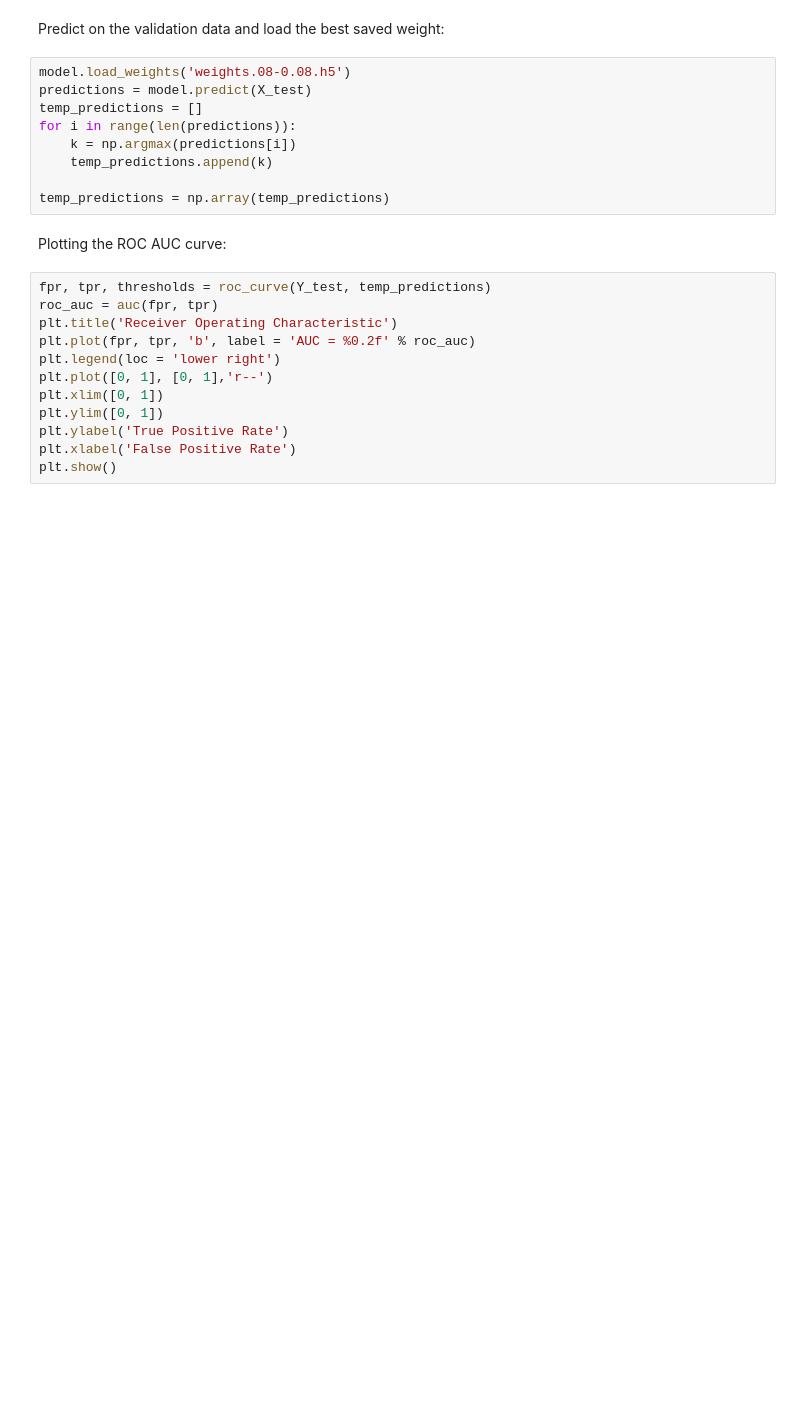
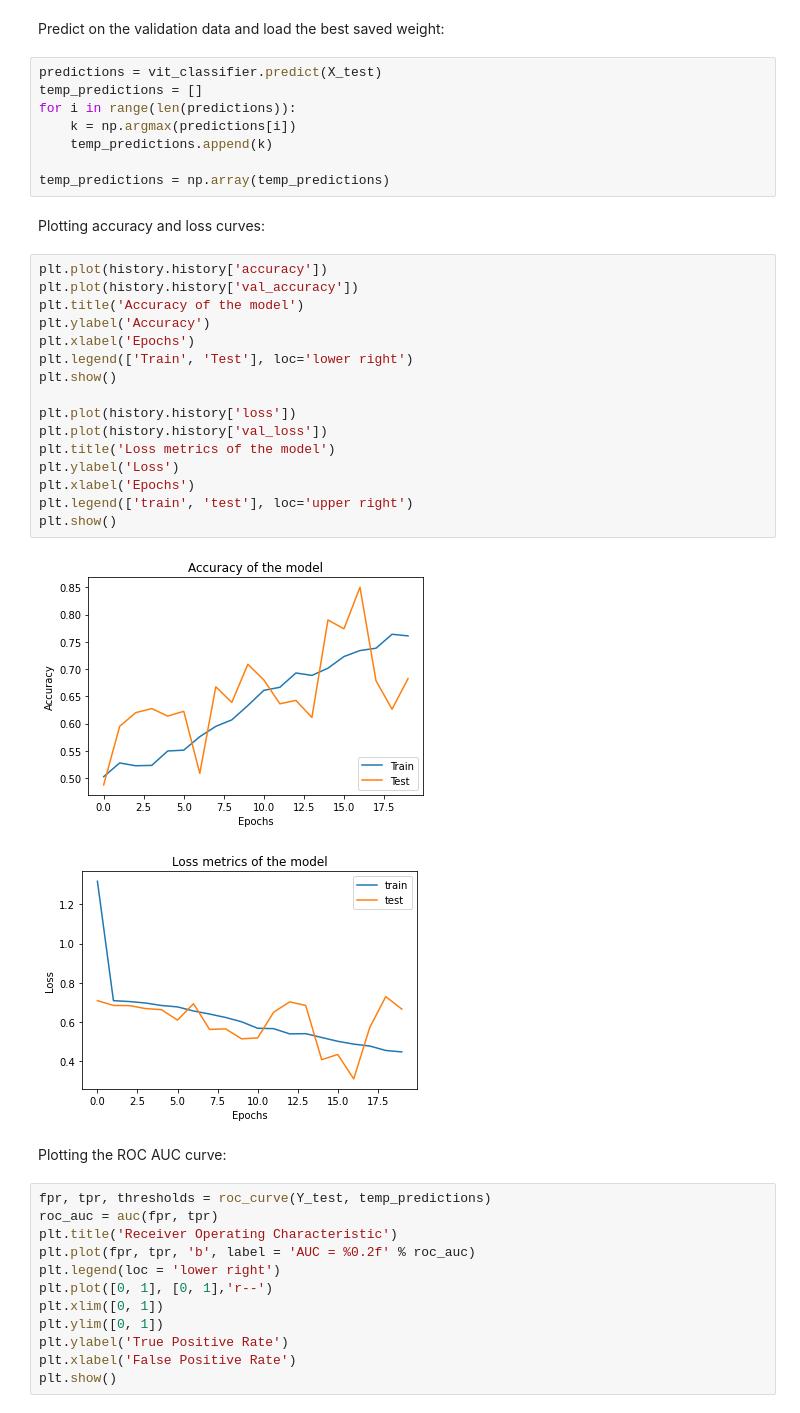
Before and after one commit to AritraStark/Deeplense_GSOC_2022, a Jupyter notebook: Deeplense_test_5.ipynb, the cells around one changed output. Saved outputs shown, nothing was run; the diff lists cells and outputs as text; blank space fills up the shorter version.

```diff
--- a/Deeplense_test_5.ipynb
+++ b/Deeplense_test_5.ipynb
@@ -295,14 +317,34 @@ Epoch 6/20
 # %% [markdown]
 Predict on the validation data and load the best saved weight:
 # %%
-model.load_weights('weights.08-0.08.h5')
-predictions = model.predict(X_test)
+predictions = vit_classifier.predict(X_test)
 temp_predictions = []
 for i in range(len(predictions)):
     k = np.argmax(predictions[i])
     temp_predictions.append(k)
 
 temp_predictions = np.array(temp_predictions)
+# %% [markdown]
+Plotting accuracy and loss curves:
+# %%
+plt.plot(history.history['accuracy'])
+plt.plot(history.history['val_accuracy'])
+plt.title('Accuracy of the model')
+plt.ylabel('Accuracy')
+plt.xlabel('Epochs')
+plt.legend(['Train', 'Test'], loc='lower right')
+plt.show()
+
+plt.plot(history.history['loss'])
+plt.plot(history.history['val_loss'])
+plt.title('Loss metrics of the model')
+plt.ylabel('Loss')
+plt.xlabel('Epochs')
+plt.legend(['train', 'test'], loc='upper right')
+plt.show()
+# %% [output]
+[figure, added]
+[figure, added]
 # %% [markdown]
 Plotting the ROC AUC curve:
 # %%
```
Also changed, not shown: parts of 13 cells of this notebook.
